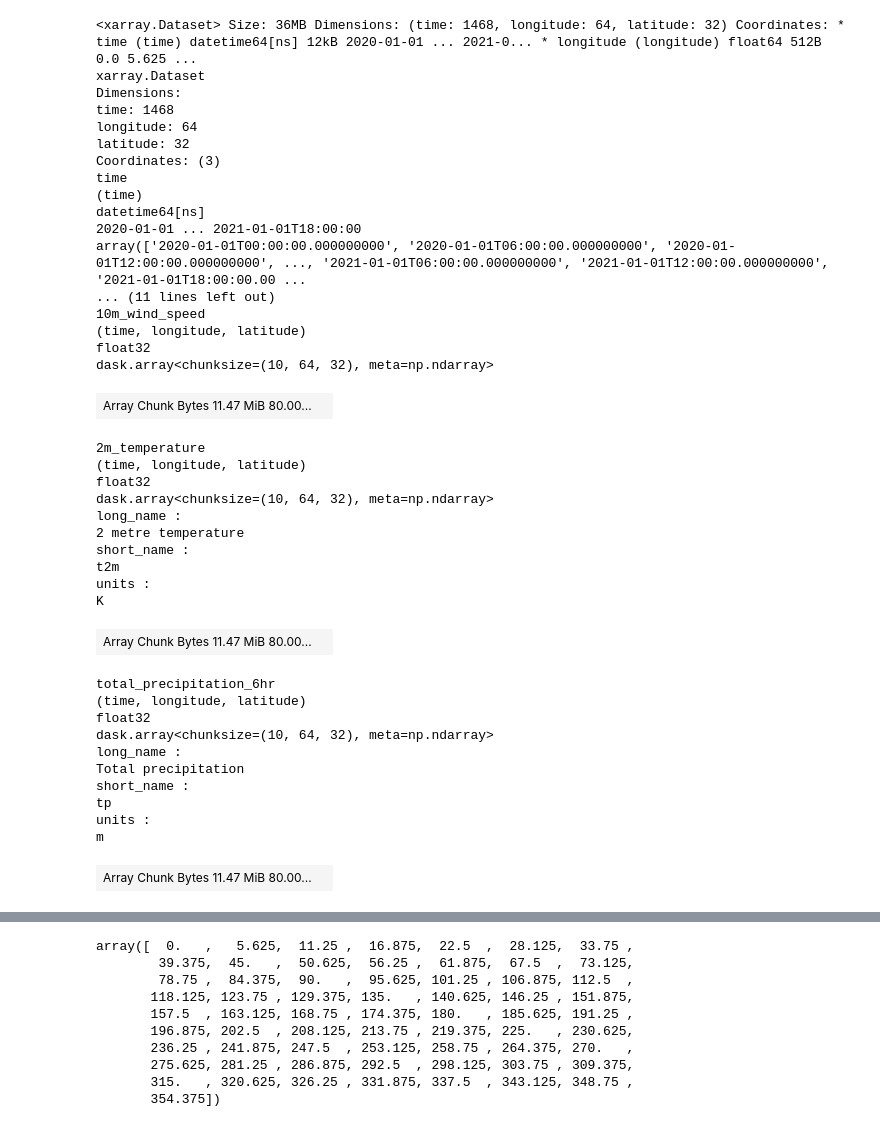
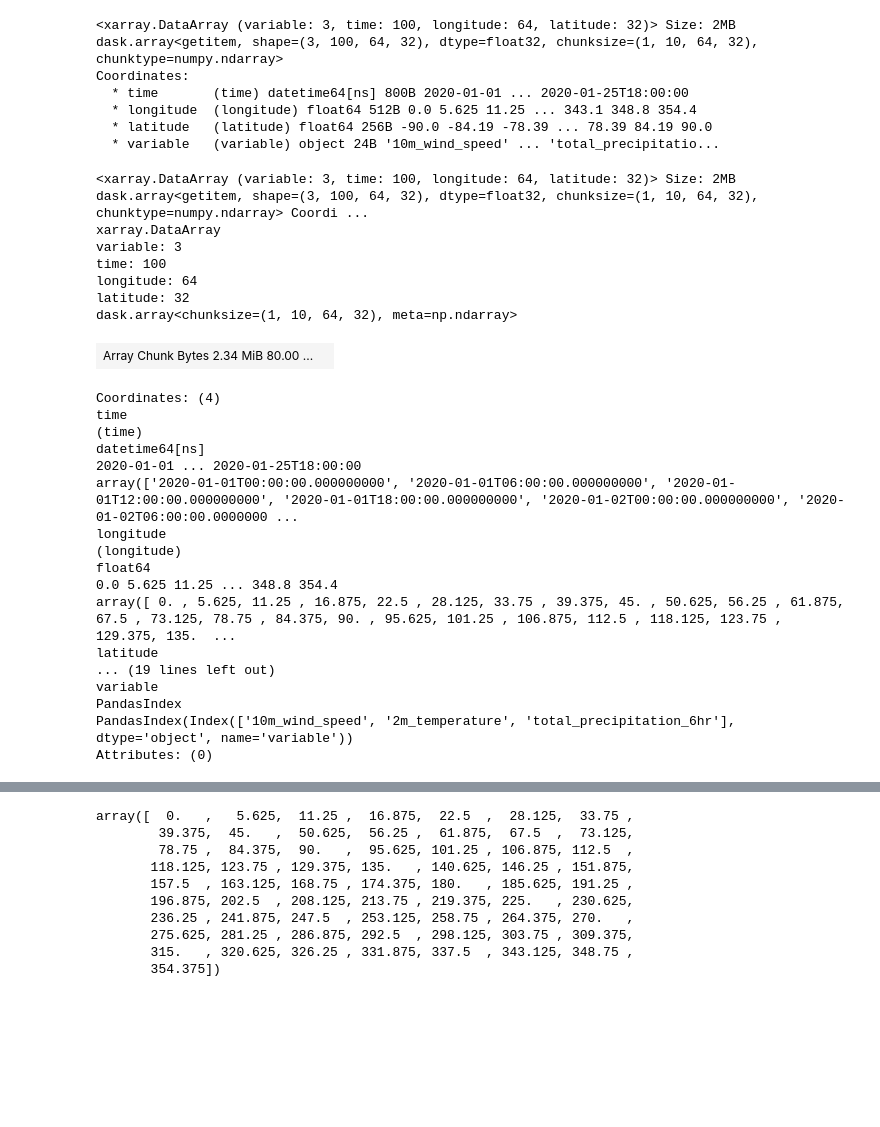
Before and after one commit to ArturKKK/graphcast-lite, a Jupyter notebook: data/data_loading.ipynb, the cells around one changed output, grey strips where cells are left out. Saved outputs shown, nothing was run; the diff lists cells and outputs as text; code cells hidden in the pictures; blank space fills up the shorter version.

Commit message:
finish creating data loader

```diff
--- a/data/data_loading.ipynb
+++ b/data/data_loading.ipynb
@@ -8,45 +12,42 @@ import networkx as nx
 # %%
 # Load the dataset with Dask
 ds = xr.open_dataset('era5.nc', chunks={'time': 10})
-ds
+
+ds_array = ds.to_array().isel(time=slice(0, 100))
+# .transpose('time', 'longitude', 'latitude', 'variable')
+
+print(ds_array)
+ds_array
 # %% [output]
-<xarray.Dataset> Size: 36MB Dimensions: (time: 1468, longitude: 64, latitude: 32) Coordinates: * time (time) datetime64[ns] 12kB 2020-01-01 ... 2021-0... * longitude (longitude) float64 512B 0.0 5.625 ...
-xarray.Dataset
-Dimensions:
-time: 1468
-longitude: 64
-latitude: 32
-Coordinates: (3)
-time
-(time)
-datetime64[ns]
-2020-01-01 ... 2021-01-01T18:00:00
-array(['2020-01-01T00:00:00.000000000', '2020-01-01T06:00:00.000000000', '2020-01-01T12:00:00.000000000', ..., '2021-01-01T06:00:00.000000000', '2021-01-01T12:00:00.000000000', '2021-01-01T18:00:00.00 ...
-... (11 lines left out)
-10m_wind_speed
-(time, longitude, latitude)
-float32
-dask.array<chunksize=(10, 64, 32), meta=np.ndarray>
+<xarray.DataArray (variable: 3, time: 100, longitude: 64, latitude: 32)> Size: 2MB
+dask.array<getitem, shape=(3, 100, 64, 32), dtype=float32, chunksize=(1, 10, 64, 32), chunktype=numpy.ndarray>
+Coordinates:
+  * time       (time) datetime64[ns] 800B 2020-01-01 ... 2020-01-25T18:00:00
+  * longitude  (longitude) float64 512B 0.0 5.625 11.25 ... 343.1 348.8 354.4
+  * latitude   (latitude) float64 256B -90.0 -84.19 -78.39 ... 78.39 84.19 90.0
+  * variable   (variable) object 24B '10m_wind_speed' ... 'total_precipitatio...
+<xarray.DataArray (variable: 3, time: 100, longitude: 64, latitude: 32)> Size: 2MB dask.array<getitem, shape=(3, 100, 64, 32), dtype=float32, chunksize=(1, 10, 64, 32), chunktype=numpy.ndarray> Coordi ...
+xarray.DataArray
+variable: 3
+time: 100
+longitude: 64
+latitude: 32
+dask.array<chunksize=(1, 10, 64, 32), meta=np.ndarray>
-| Array Chunk Bytes 11.47 MiB 80.00... |  |
+| Array Chunk Bytes 2.34 MiB 80.00 ... |  |
-2m_temperature
-(time, longitude, latitude)
-float32
-dask.array<chunksize=(10, 64, 32), meta=np.ndarray>
-long_name :
-2 metre temperature
-short_name :
-t2m
-units :
-K
-| Array Chunk Bytes 11.47 MiB 80.00... |  |
-total_precipitation_6hr
-(time, longitude, latitude)
-float32
-dask.array<chunksize=(10, 64, 32), meta=np.ndarray>
-long_name :
-Total precipitation
-short_name :
-tp
-units :
-m
+Coordinates: (4)
+time
+(time)
+datetime64[ns]
+2020-01-01 ... 2020-01-25T18:00:00
+array(['2020-01-01T00:00:00.000000000', '2020-01-01T06:00:00.000000000', '2020-01-01T12:00:00.000000000', '2020-01-01T18:00:00.000000000', '2020-01-02T00:00:00.000000000', '2020-01-02T06:00:00.0000000 ...
+longitude
+(longitude)
+float64
+0.0 5.625 11.25 ... 348.8 354.4
+array([ 0. , 5.625, 11.25 , 16.875, 22.5 , 28.125, 33.75 , 39.375, 45. , 50.625, 56.25 , 61.875, 67.5 , 73.125, 78.75 , 84.375, 90. , 95.625, 101.25 , 106.875, 112.5 , 118.125, 123.75 , 129.375, 135.  ...
+latitude
+... (19 lines left out)
+variable
+PandasIndex
+PandasIndex(Index(['10m_wind_speed', '2m_temperature', 'total_precipitation_6hr'], dtype='object', name='variable'))
+Attributes: (0)
-| Array Chunk Bytes 11.47 MiB 80.00... |  |
```
Also changed, not shown: parts of 24 cells of this notebook, 5 other files.
